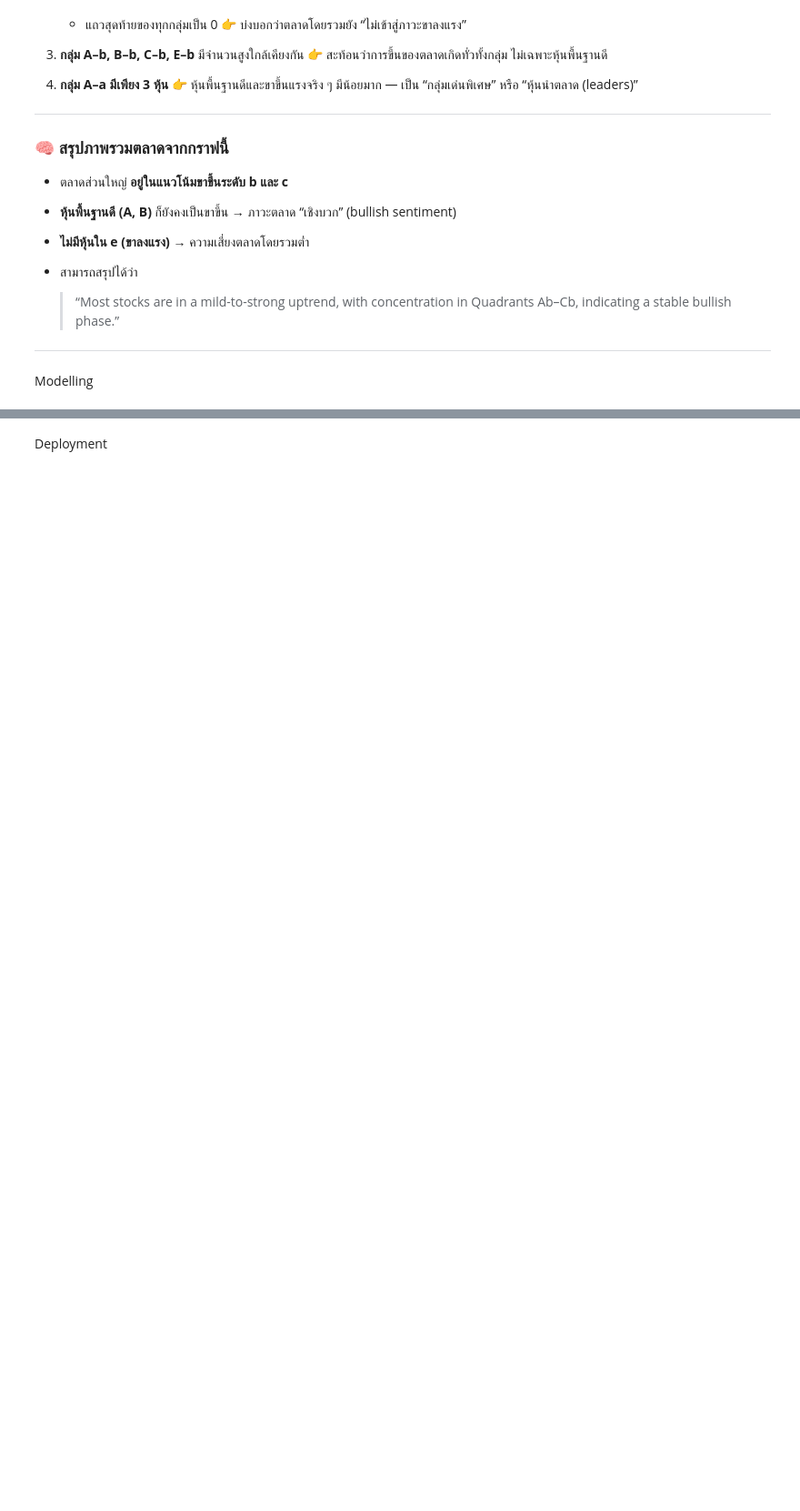
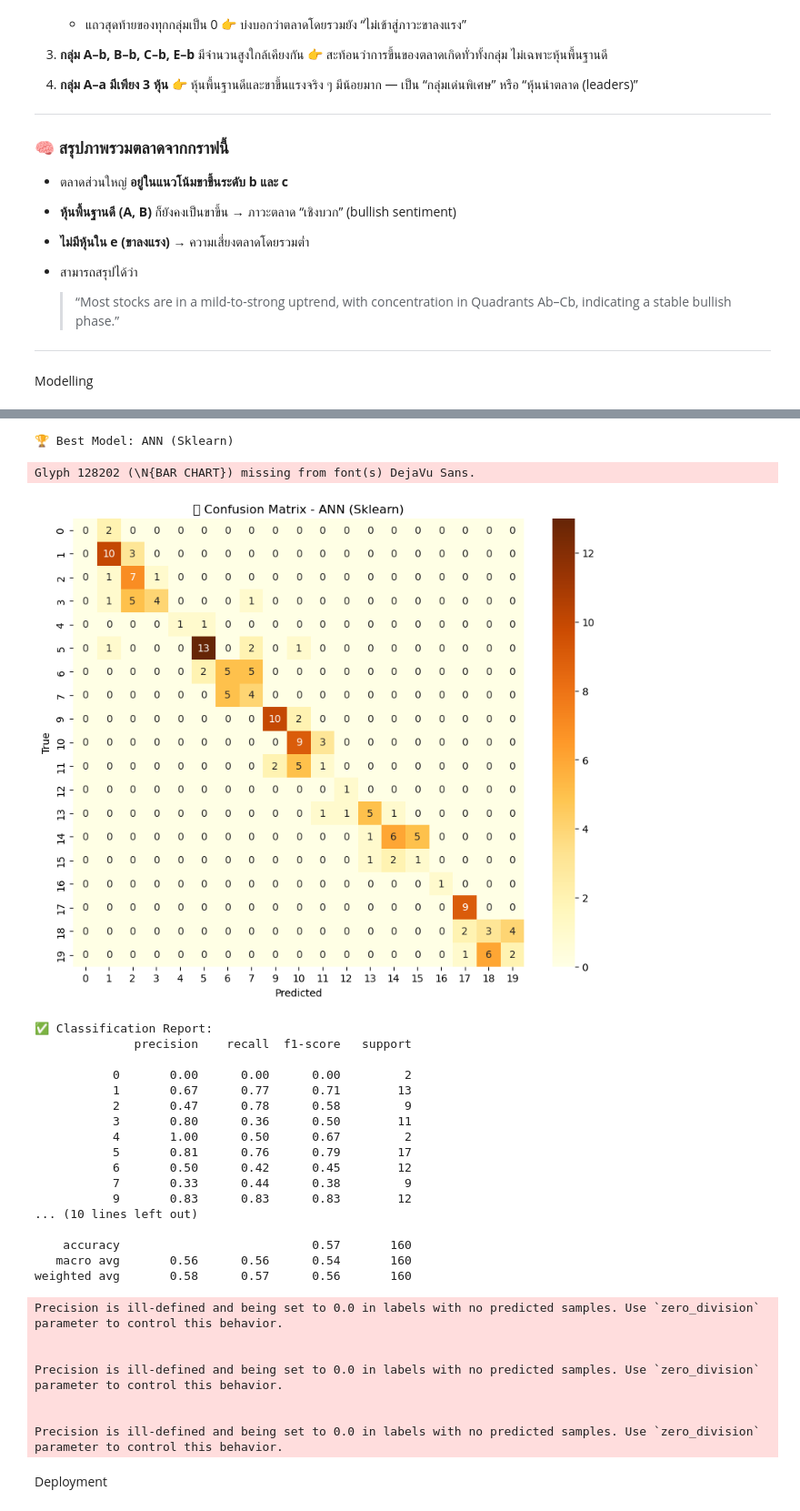
Before and after one commit to phqsuema123/Stock-quadrant-quantitative-analysis-using-deep-learning-classification, a Jupyter notebook: 1.Final_file/3.Data_preparation,4.Modelling/final100.ipynb, the cells around one changed output, grey strips where cells are left out. Shown at 91% size. Cells and saved outputs as stored; diff of their text form; code cells hidden in the pictures; blank space fills up the shorter version.

```diff
--- a/1.Final_file/3.Data_preparation,4.Modelling/final100.ipynb
+++ b/1.Final_file/3.Data_preparation,4.Modelling/final100.ipynb
@@ -1532,0 +1048,18 @@ df_result.head(10)
+# %%
+# ============================================================
+# 5️⃣ MODEL COMPARISON TABLE
+# ============================================================
+results = pd.DataFrame({
+    "Model": ["K-Means", "Decision Tree", "KNN", "ANN (Sklearn)", "Deep Learning (Keras)"],
+    "Best Accuracy": [acc_kmeans, acc_tree, acc_knn, acc_ann, acc_dl],
+    "Best Parameters": [
+        grid_kmeans.best_params_,
+        grid_tree.best_params_,
+        grid_knn.best_params_,
+        grid_ann.best_params_,
+        grid_dl.best_params_,
+    ]
+}).sort_values(by="Best Accuracy", ascending=False)
+
+print("✅ MODEL COMPARISON RESULTS:")
+display(results)
@@ -1533,2 +1074,62 @@ df_result.head(10)
+# %%
+# ============================================================
+# 6️⃣ CONFUSION MATRIX + CLASSIFICATION REPORT (BEST MODEL)
+# ============================================================
+from sklearn.metrics import confusion_matrix, classification_report
+
+best_model_name = results.iloc[0]["Model"]
+print(f"🏆 Best Model: {best_model_name}")
+
+if best_model_name == "K-Means":
+    y_pred = y_pred_kmeans
+elif best_model_name == "Decision Tree":
+    y_pred = y_pred_tree
+elif best_model_name == "KNN":
+    y_pred = y_pred_knn
+elif best_model_name == "ANN (Sklearn)":
+    y_pred = y_pred_ann
+else:
+    y_pred = y_pred_dl
+
+labels = np.unique(y_test)
+cm = confusion_matrix(y_test, y_pred)
+
+plt.figure(figsize=(10,8))
+sns.heatmap(cm, annot=True, fmt='d', cmap='YlOrBr', xticklabels=labels, yticklabels=labels)
+plt.title(f"📊 Confusion Matrix - {best_model_name}")
+plt.xlabel("Predicted")
+plt.ylabel("True")
+plt.show()
+
+print("\n✅ Classification Report:")
+print(classification_report(y_test, y_pred, target_names=[str(l) for l in labels]))
+# %% [output]
+🏆 Best Model: ANN (Sklearn)
+Glyph 128202 (\N{BAR CHART}) missing from font(s) DejaVu Sans.
+[figure, added]
+✅ Classification Report:
+              precision    recall  f1-score   support
+
+           0       0.00      0.00      0.00         2
+           1       0.67      0.77      0.71        13
+           2       0.47      0.78      0.58         9
+           3       0.80      0.36      0.50        11
+           4       1.00      0.50      0.67         2
+           5       0.81      0.76      0.79        17
+           6       0.50      0.42      0.45        12
+           7       0.33      0.44      0.38         9
+           9       0.83      0.83      0.83        12
+... (10 lines left out)
+
+    accuracy                           0.57       160
+   macro avg       0.56      0.56      0.54       160
+weighted avg       0.58      0.57      0.56       160
+Precision is ill-defined and being set to 0.0 in labels with no predicted samples. Use `zero_division` parameter to control this behavior.
+
+
+Precision is ill-defined and being set to 0.0 in labels with no predicted samples. Use `zero_division` parameter to control this behavior.
+
+
+Precision is ill-defined and being set to 0.0 in labels with no predicted samples. Use `zero_division` parameter to control this behavior.
 # %% [markdown]
 Deployment
```
Also changed, not shown: parts of 20 cells of this notebook, 10 other files.
